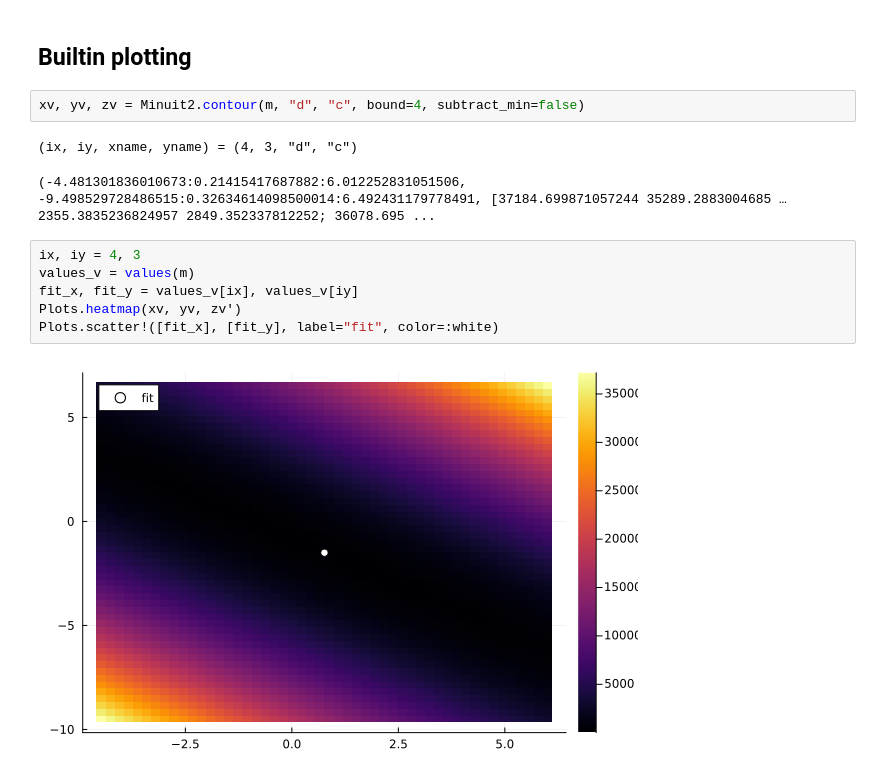
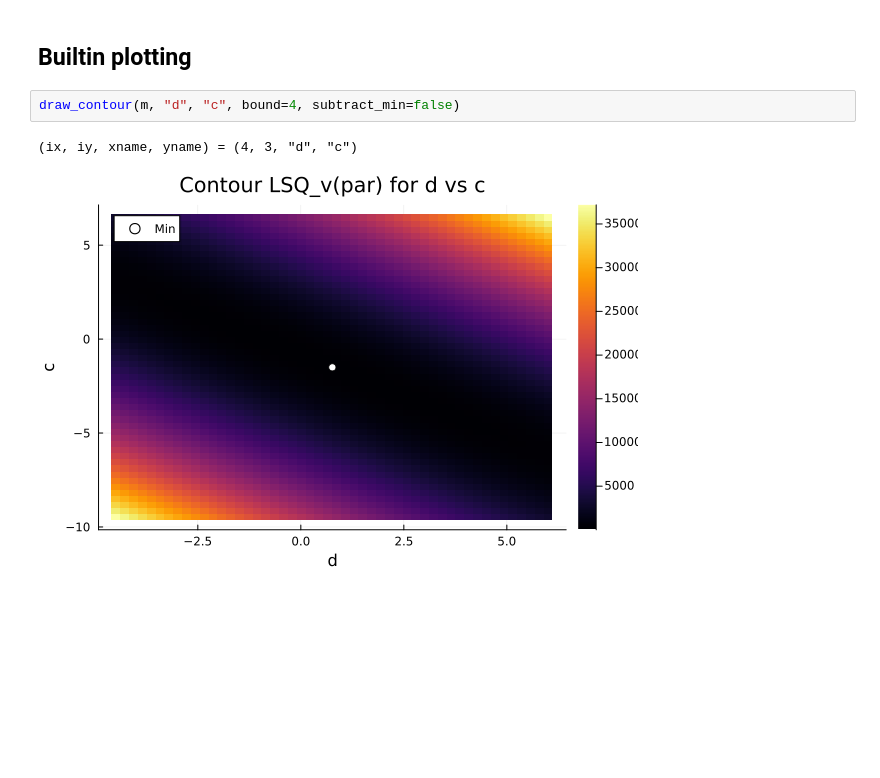
Before and after one commit to JuliaHEP/Minuit2.jl, a Jupyter notebook: examples/introduction.ipynb, the cells around one changed output. Saved outputs shown, nothing was run; the diff lists cells and outputs as text; blank space fills up the shorter version.

Commit message:
Added extension for Plots

```diff
--- a/examples/introduction.ipynb
+++ b/examples/introduction.ipynb
@@ -320,15 +320,7 @@ plot!(indices .+ 0.05, v, yerr=(upper.(vm) - lower.(vm))/2, seriestype=:scatter,
 # %% [markdown]
 ## Builtin plotting
 # %%
-xv, yv, zv = Minuit2.contour(m, "d", "c", bound=4, subtract_min=false)
+draw_contour(m, "d", "c", bound=4, subtract_min=false)
 # %% [output]
 (ix, iy, xname, yname) = (4, 3, "d", "c")
-(-4.481301836010673:0.21415417687882:6.012252831051506, -9.498529728486515:0.32634614098500014:6.492431179778491, [37184.699871057244 35289.2883004685 … 2355.3835236824957 2849.352337812252; 36078.695 ...
+[figure, added]
-# %%
-ix, iy = 4, 3
-values_v = values(m)
-fit_x, fit_y = values_v[ix], values_v[iy]
-Plots.heatmap(xv, yv, zv')
-Plots.scatter!([fit_x], [fit_y], label="fit", color=:white)
-# %% [output]
-[figure, removed]
```
Also changed, not shown: parts of 4 cells of this notebook, 10 other files.
